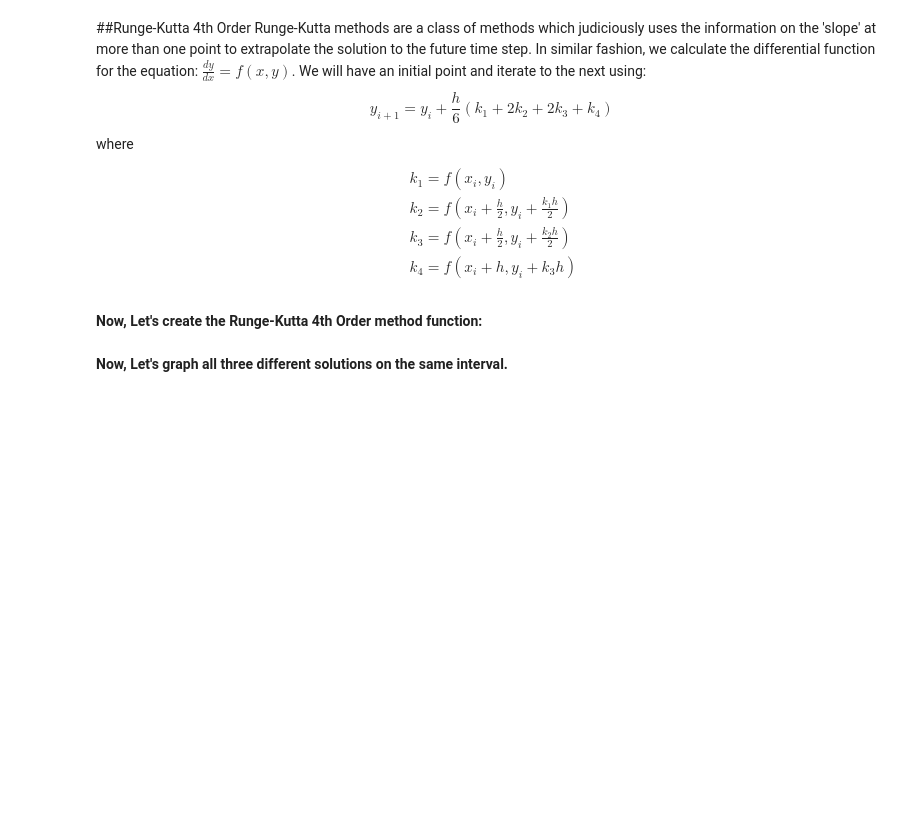
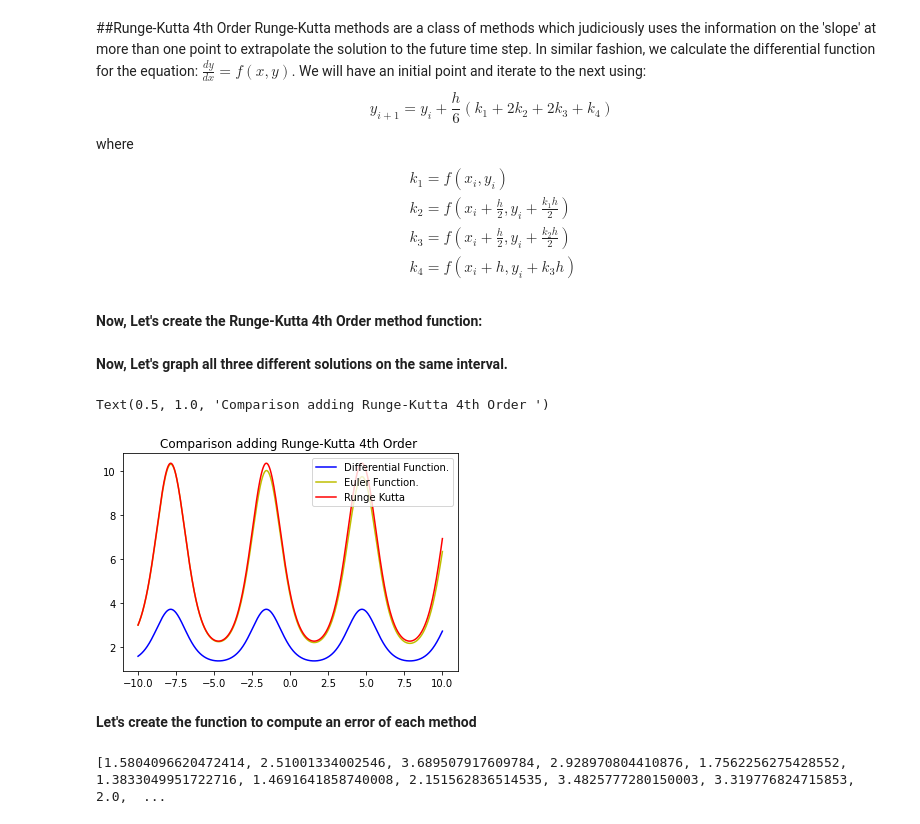
Before and after one commit to Loelama36/Project_1_Computing_Errors, a Jupyter notebook: Project8_ODE.ipynb, the cells around one changed output. Drawn from its saved outputs; the diff is of its cells as text; code cells hidden in the pictures; blank space fills up the shorter version.

```diff
--- a/Project8_ODE.ipynb
+++ b/Project8_ODE.ipynb
@@ -111,3 +111,28 @@ def rungeKutta(fn, start, interval):
 
 
 **Now, Let's graph all three different solutions on the same interval.**
+# %%
+plt.plot(x, y(x),'b', label="Differential Function.")
+plt.plot(x, eulerMethod(f,3,x),'y', label="Euler Function.")
+plt.plot(x,rungeKutta(f,3,x),'r', label="Runge Kutta")
+plt.legend(loc="upper right")
+plt.title("Comparison adding Runge-Kutta 4th Order ")
+# %% [output]
+Text(0.5, 1.0, 'Comparison adding Runge-Kutta 4th Order ')
+[figure, added]
+# %% [markdown]
+**Let's create the function to compute an error of each method**
+# %%
+def error(actual_result, approximate_result):
+  error_magnitude = (actual_result - approximate_result)/approximate_result
+  return abs(error_magnitude)*100
+
+
+
+points = np.linspace(-10, 10, 20)
+actual_result = [1 + math.e**(-np.sin(x)) for x in range(-10,10)]
+euler_result = eulerMethod(f,3,points)
+runge_result = rungeKutta(f,3,points)
+print(actual_result)
+# %% [output]
+[1.5804096620472414, 2.51001334002546, 3.689507917609784, 2.928970804410876, 1.7562256275428552, 1.3833049951722716, 1.4691641858740008, 2.151562836514535, 3.4825777280150003, 3.319776824715853, 2.0,  ...
```
